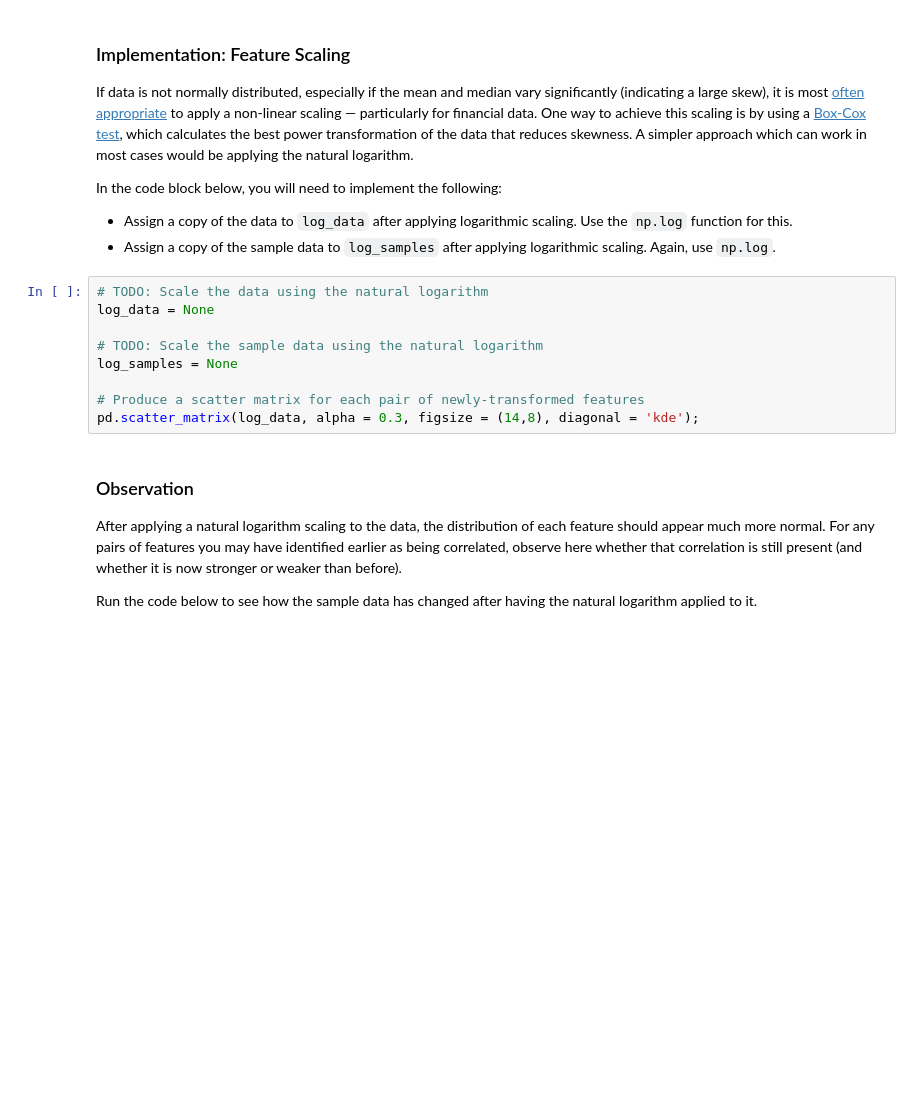
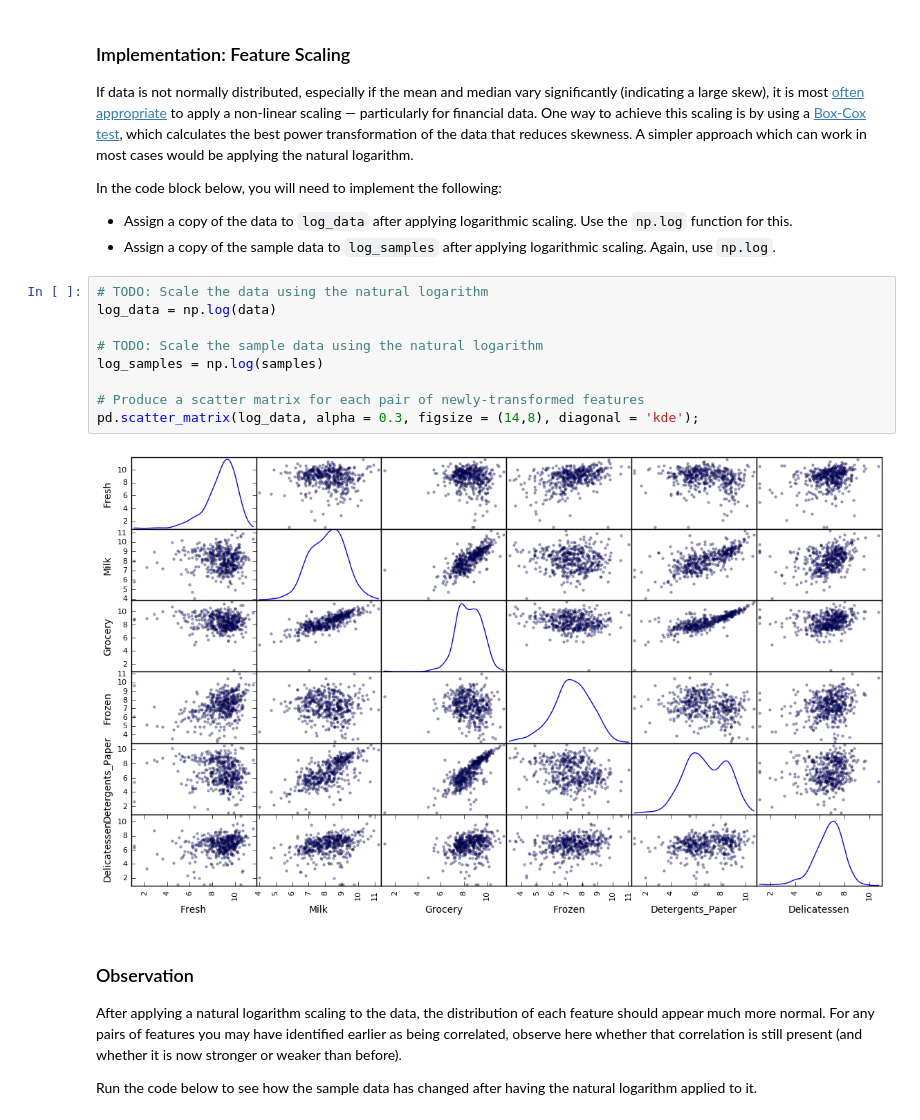
Before and after one commit to prad2807/Udacity, a Jupyter notebook: Udacity/machine-learning-master/projects/customer_segments/customer_segments.ipynb, the cells around one changed output. Drawn from its saved outputs; the diff is of its cells as text; blank space fills up the shorter version.

```diff
--- a/Udacity/machine-learning-master/projects/customer_segments/customer_segments.ipynb
+++ b/Udacity/machine-learning-master/projects/customer_segments/customer_segments.ipynb
@@ -131,13 +158,15 @@ In the code block below, you will need to implement the following:
  - Assign a copy of the sample data to `log_samples` after applying logarithmic scaling. Again, use `np.log`.
 # %%
 # TODO: Scale the data using the natural logarithm
-log_data = None
+log_data = np.log(data)
 
 # TODO: Scale the sample data using the natural logarithm
-log_samples = None
+log_samples = np.log(samples)
 
 # Produce a scatter matrix for each pair of newly-transformed features
 pd.scatter_matrix(log_data, alpha = 0.3, figsize = (14,8), diagonal = 'kde');
+# %% [output]
+[figure, added]
 # %% [markdown]
 ### Observation
 After applying a natural logarithm scaling to the data, the distribution of each feature should appear much more normal. For any pairs of features you may have identified earlier as being correlated, observe here whether that correlation is still present (and whether it is now stronger or weaker than before).
```
Also changed, not shown: parts of 11 cells of this notebook.
